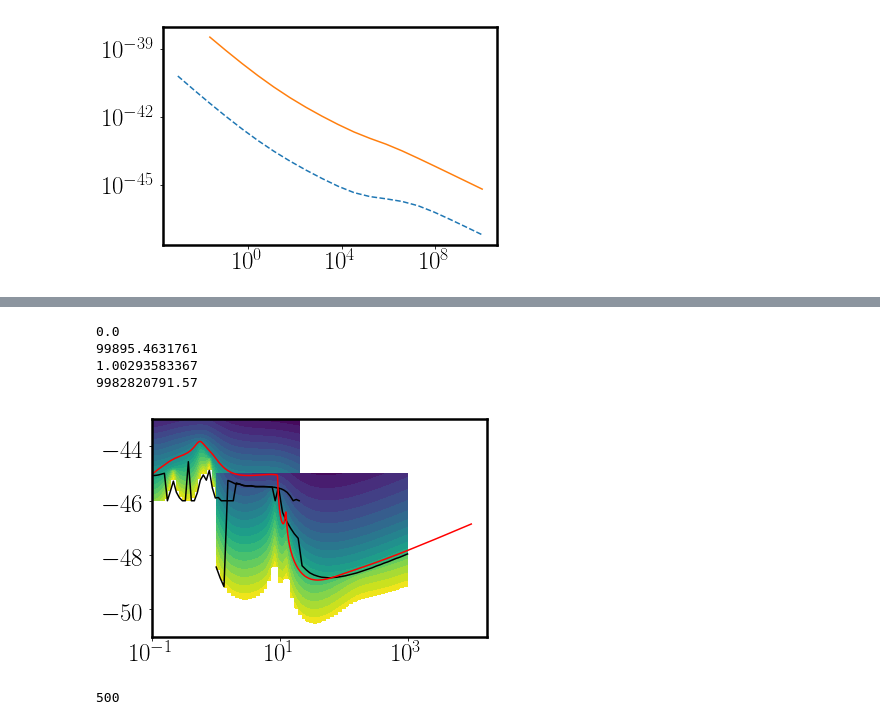
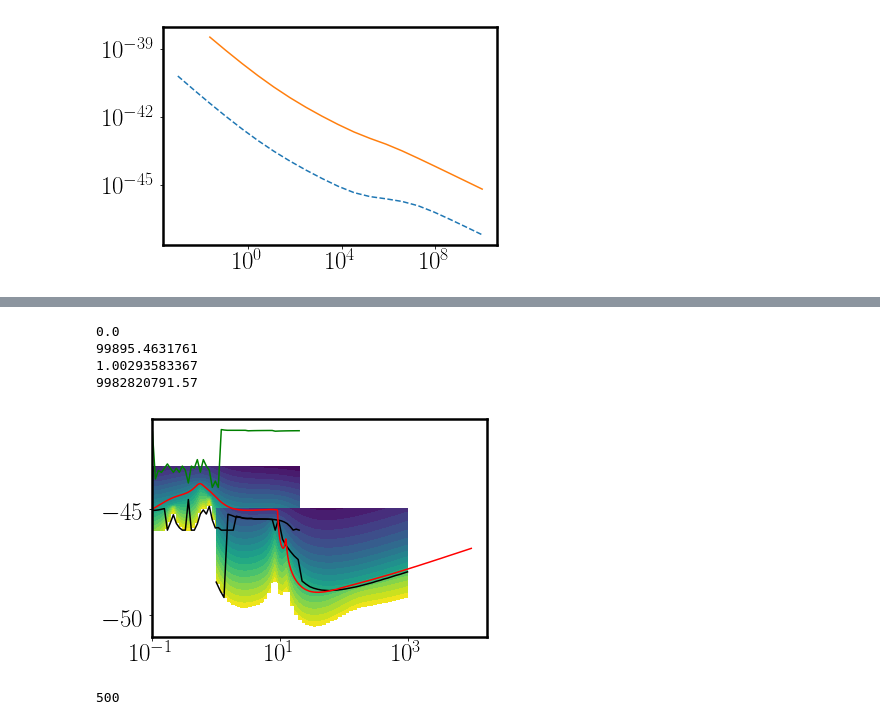
Before and after one commit to cajohare/CYGNUS, a Jupyter notebook: python/Plot_ExposureLimits.ipynb, the cells around one changed output, grey strips where cells are left out. Saved outputs shown, nothing was run; the diff lists cells and outputs as text; code cells hidden in the pictures.

```diff
--- a/python/Plot_ExposureLimits.ipynb
+++ b/python/Plot_ExposureLimits.ipynb
@@ -165,37 +165,40 @@ for i in range(0,nm):
     nu[i] =sig[argmin(dy)]
 plt.plot(m,log10(nu),'k-')
 
+
+data1 = loadtxt('../code/nuTest-F-Low-Ex.txt')
+plt.plot(data1[0,:],log10(data1[1,:]),'g-')
 
 data = loadtxt('../code/nuTest-F-High.txt')
 sig = data[0,1:]
 m = data[1:,0]
 plt.contourf((m),log10(sig),flipud(transpose(log10(data[1:,1:]))),20)
 #plt.contour((m),log10(sig),flipud(transpose(log10(data[1:,1:]))),levels=[7.0,8.0,9.0],colors='k')
 
 EX = log10(data[1:,1:])
 print 10.0**amin(EX[EX>0])
 print 10.0**amax(EX)
 nm = size(m)
 nu = zeros(shape=nm)
 for i in range(0,nm):
     y = gradient(flipud(EX[i,:]))
     y[isnan(y)] = 0.0
     nu[i] =sig[argmin(y)]
 plt.plot(m,log10(nu),'k-')
 
 
 nu_F = loadtxt("../data/WIMPLimits/SI/nufloor-F.txt")
 plt.plot(nu_F[:,0], log10(nu_F[:,1]),'r-')
 
 
 plt.xscale('log')
 plt.show()
 # %% [output]
 0.0
 99895.4631761
 1.00293583367
 9982820791.57
-[figure, old version]
+[figure, new version]
 # %%
 size(sig)
 # %% [output]
```
Also changed, not shown: parts of 5 cells of this notebook, 16 other files.
